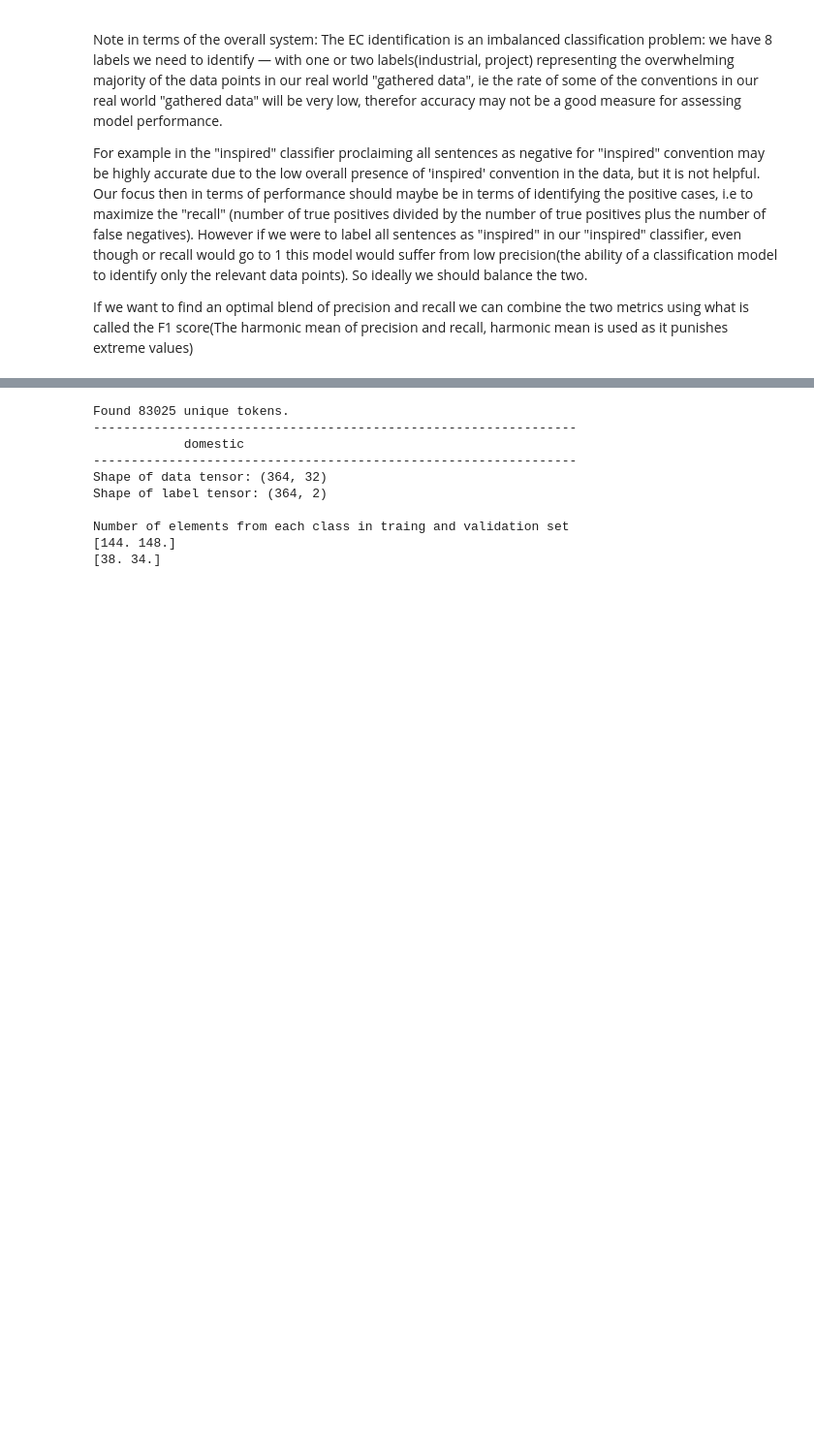
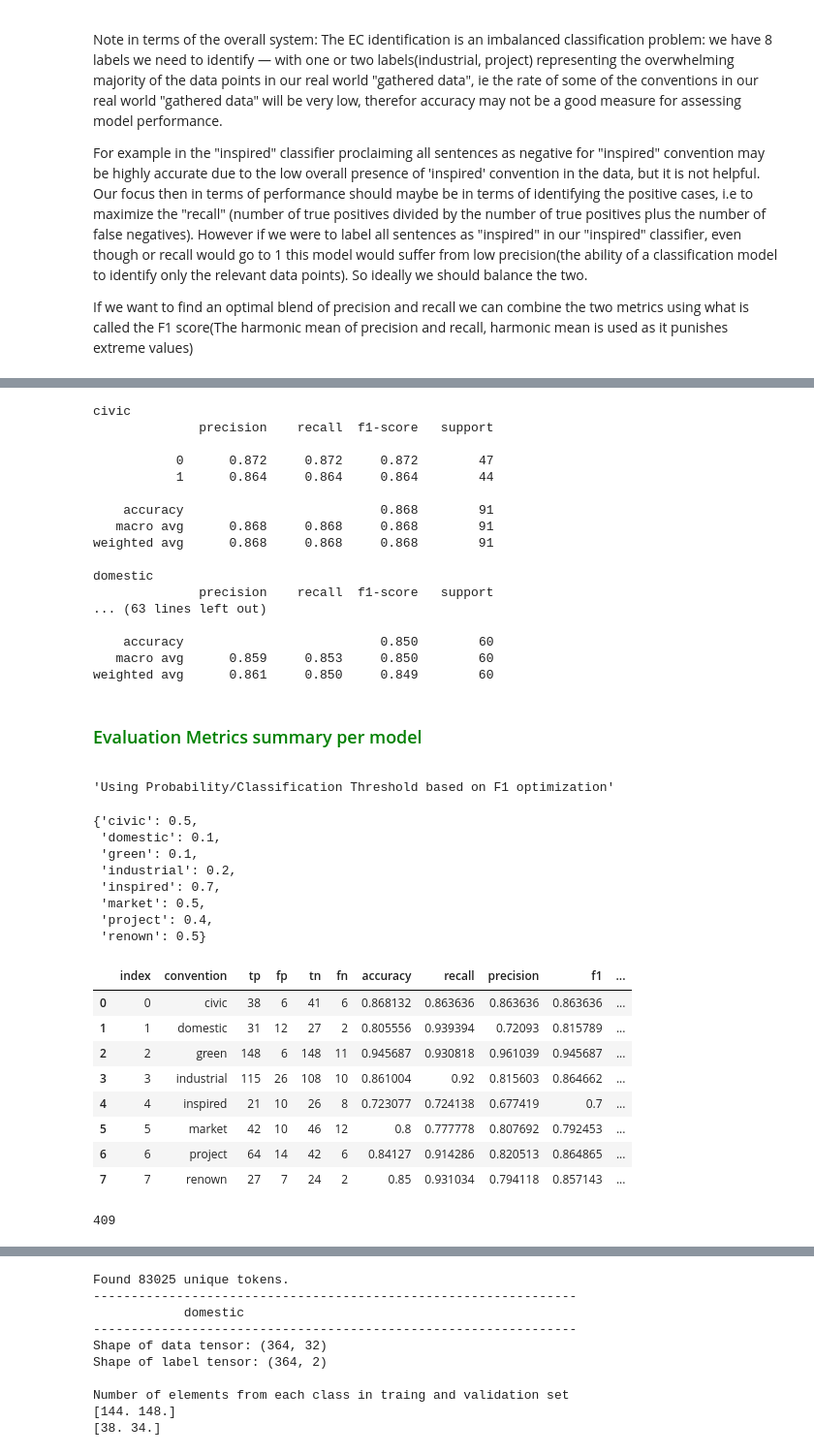
Before and after one commit to aideenf/AIVC, a Jupyter notebook: cp_wssc/Paper experiments.ipynb, the cells around one changed output, grey strips where cells are left out. Shown at 97% size. Cells and saved outputs as stored; diff of their text form; code cells hidden in the pictures; blank space fills up the shorter version.

```diff
--- a/cp_wssc/Paper experiments.ipynb
+++ b/cp_wssc/Paper experiments.ipynb
@@ -499,0 +573,77 @@ Metrics for greenper Classification Threshold
+# %%
+result_for_all_conventions = pd.DataFrame(columns=['convention','tp','fp','tn','fn'])
+count = 0
+for k in _DLModels.keys():
+    print (k)
+    tn_dict = {}
+    fp_dict = {}
+    fn_dict = {}
+    tp_dict = {}
+
+    my_model = _DLModels[k]
+    my_data_x = _DLData_val_x[k]
+    my_data_y = [int(x[0]<x[1]) for x in _DLData_val_y[k]]
+    preds = my_model.predict(my_data_x)
+    model_threshold = dict_opt_f1_threshold[k]
+
+    y_pred = get_positive_preds_with_threshold(preds,model_threshold)
+    confusion_matrix = metrics.confusion_matrix(my_data_y, y_pred)
+    print(metrics.classification_report(my_data_y, y_pred, digits=3))
+    tn, fp, fn, tp = confusion_matrix.ravel()
+
+    tn_dict[k] = tn
+    fp_dict[k] = fp
+    fn_dict[k] = fn
+    tp_dict[k] = tp
+    #a selection of metrics  in dictionary format for each convention(k)
+    result_df = pd.DataFrame({'convention': k,
+                              'tp': tp,
+                              'fp': fp,
+                              'tn': tn,
+                              'fn': fn },index=[count])
+    result_for_all_conventions = pd.concat([result_for_all_conventions,result_df])
+    count = count+1
+result_for_all_conventions = result_for_all_conventions.reset_index(drop=False)
+final_models_metrics = calculate_final_models_metrics(result_for_all_conventions)
+display (HTML("<font color = green><h3><left>Evaluation Metrics summary per model</left></h3></font>"))
+display("Using Probability/Classification Threshold based on F1 optimization", dict_opt_f1_threshold)
+display (final_models_metrics)
+gc.collect()
+# %% [output]
+civic
+              precision    recall  f1-score   support
+
+           0      0.872     0.872     0.872        47
+           1      0.864     0.864     0.864        44
+
+    accuracy                          0.868        91
+   macro avg      0.868     0.868     0.868        91
+weighted avg      0.868     0.868     0.868        91
+
+domestic
+              precision    recall  f1-score   support
+... (63 lines left out)
+
+    accuracy                          0.850        60
+   macro avg      0.859     0.853     0.850        60
+weighted avg      0.861     0.850     0.849        60
+Evaluation Metrics summary per model
+'Using Probability/Classification Threshold based on F1 optimization'
+{'civic': 0.5,
+ 'domestic': 0.1,
+ 'green': 0.1,
+ 'industrial': 0.2,
+ 'inspired': 0.7,
+ 'market': 0.5,
+ 'project': 0.4,
+ 'renown': 0.5}
+|  | index | convention | tp | fp | tn | fn | accuracy | recall | precision | f1 | ... |
+| 0 | 0 | civic | 38 | 6 | 41 | 6 | 0.868132 | 0.863636 | 0.863636 | 0.863636 | ... |
+| 1 | 1 | domestic | 31 | 12 | 27 | 2 | 0.805556 | 0.939394 | 0.72093 | 0.815789 | ... |
+| 2 | 2 | green | 148 | 6 | 148 | 11 | 0.945687 | 0.930818 | 0.961039 | 0.945687 | ... |
+| 3 | 3 | industrial | 115 | 26 | 108 | 10 | 0.861004 | 0.92 | 0.815603 | 0.864662 | ... |
+| 4 | 4 | inspired | 21 | 10 | 26 | 8 | 0.723077 | 0.724138 | 0.677419 | 0.7 | ... |
+| 5 | 5 | market | 42 | 10 | 46 | 12 | 0.8 | 0.777778 | 0.807692 | 0.792453 | ... |
+| 6 | 6 | project | 64 | 14 | 42 | 6 | 0.84127 | 0.914286 | 0.820513 | 0.864865 | ... |
+| 7 | 7 | renown | 27 | 7 | 24 | 2 | 0.85 | 0.931034 | 0.794118 | 0.857143 | ... |
+409
```
Also changed, not shown: parts of 8 cells of this notebook.
